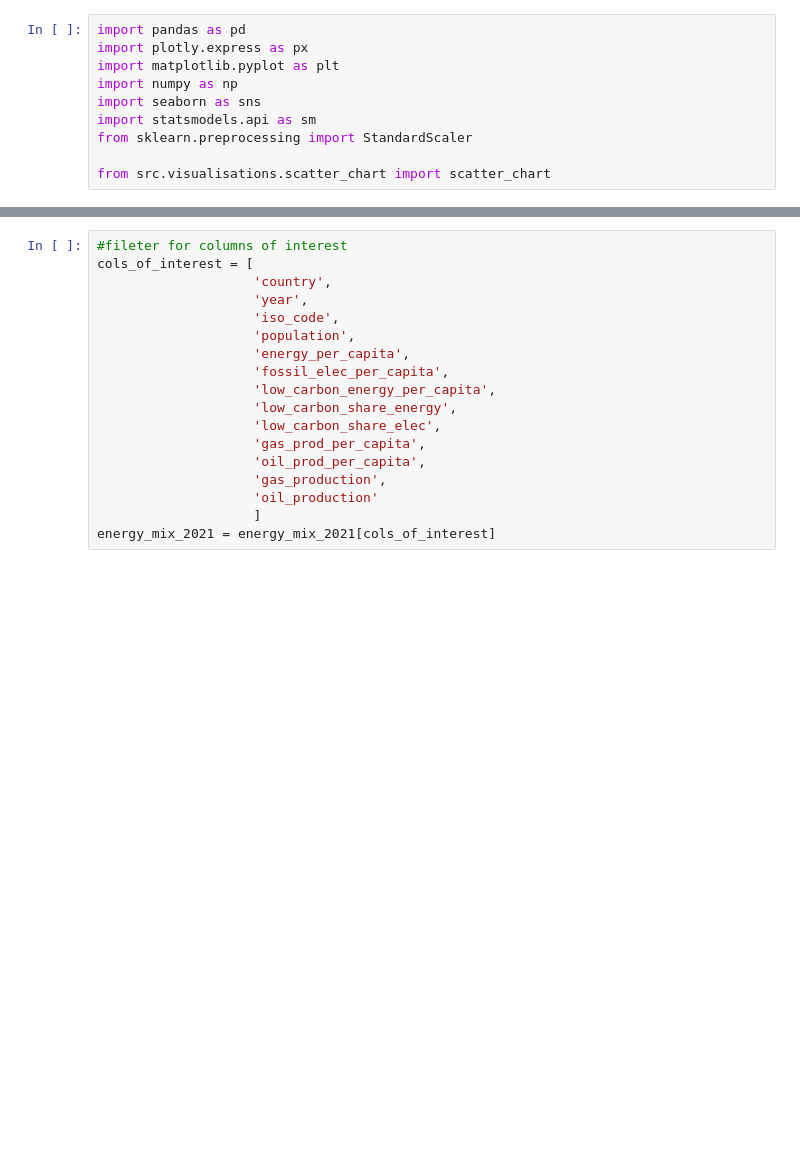
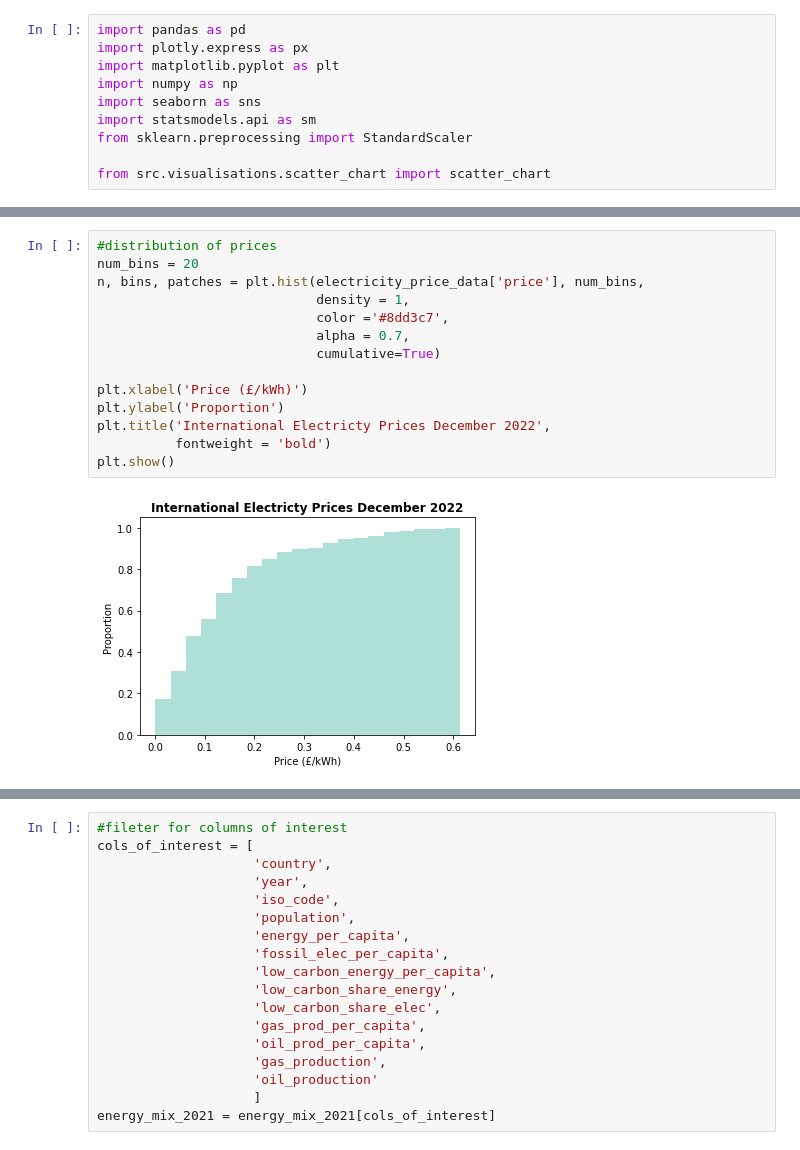
Before and after one commit to sean-dluhc/ons-energy-analysis, a Jupyter notebook: energy_analysis_eda.ipynb, the cells around one changed output, grey strips where cells are left out. Saved outputs shown, nothing was run; the diff lists cells and outputs as text; blank space fills up the shorter version.

```diff
--- a/energy_analysis_eda.ipynb
+++ b/energy_analysis_eda.ipynb
@@ -29,3 +40,19 @@ plt.show()
+# %%
+#distribution of prices
+num_bins = 20
+n, bins, patches = plt.hist(electricity_price_data['price'], num_bins,
+                            density = 1,
+                            color ='#8dd3c7',
+                            alpha = 0.7,
+                            cumulative=True)
+
+plt.xlabel('Price (£/kWh)')
+plt.ylabel('Proportion')
+plt.title('International Electricty Prices December 2022',
+          fontweight = 'bold')
+plt.show()
+# %% [output]
+[figure, added]
 # %%
 #global mean price
 global_mean_price = electricity_price_data['price'].mean()
```
Also changed, not shown: parts of 27 cells of this notebook, 1 other file.
